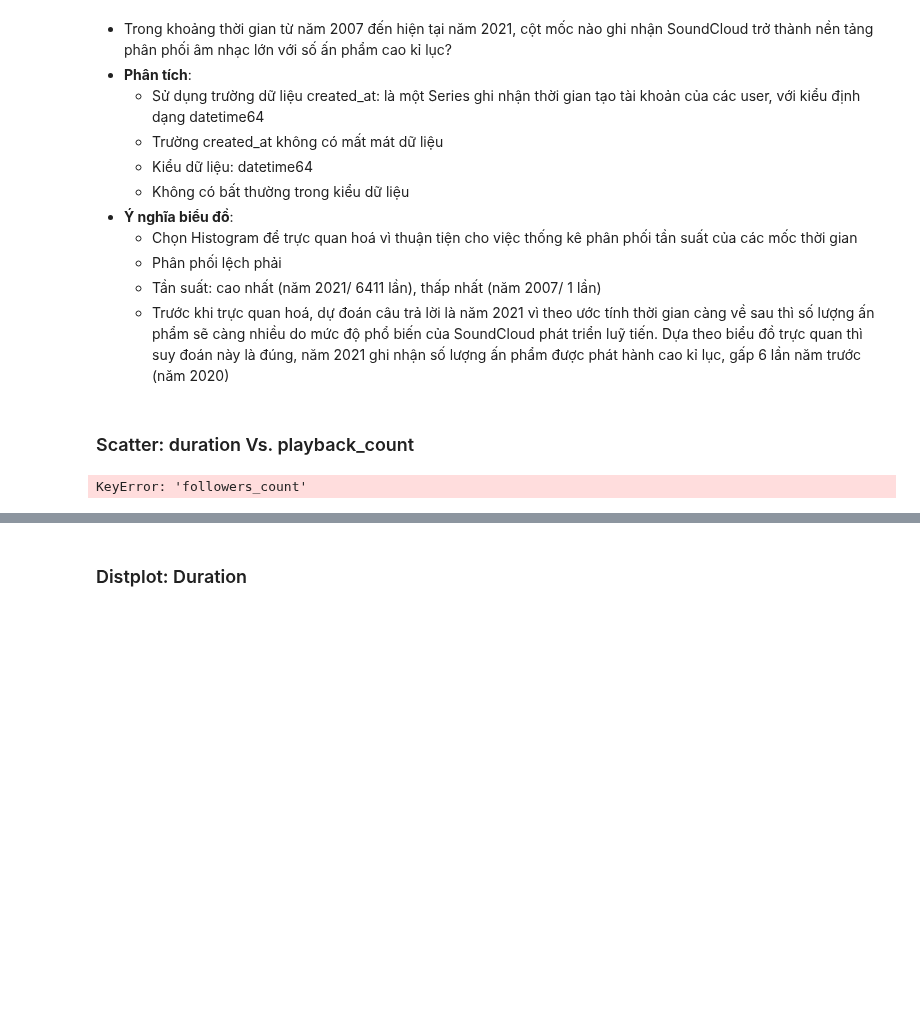
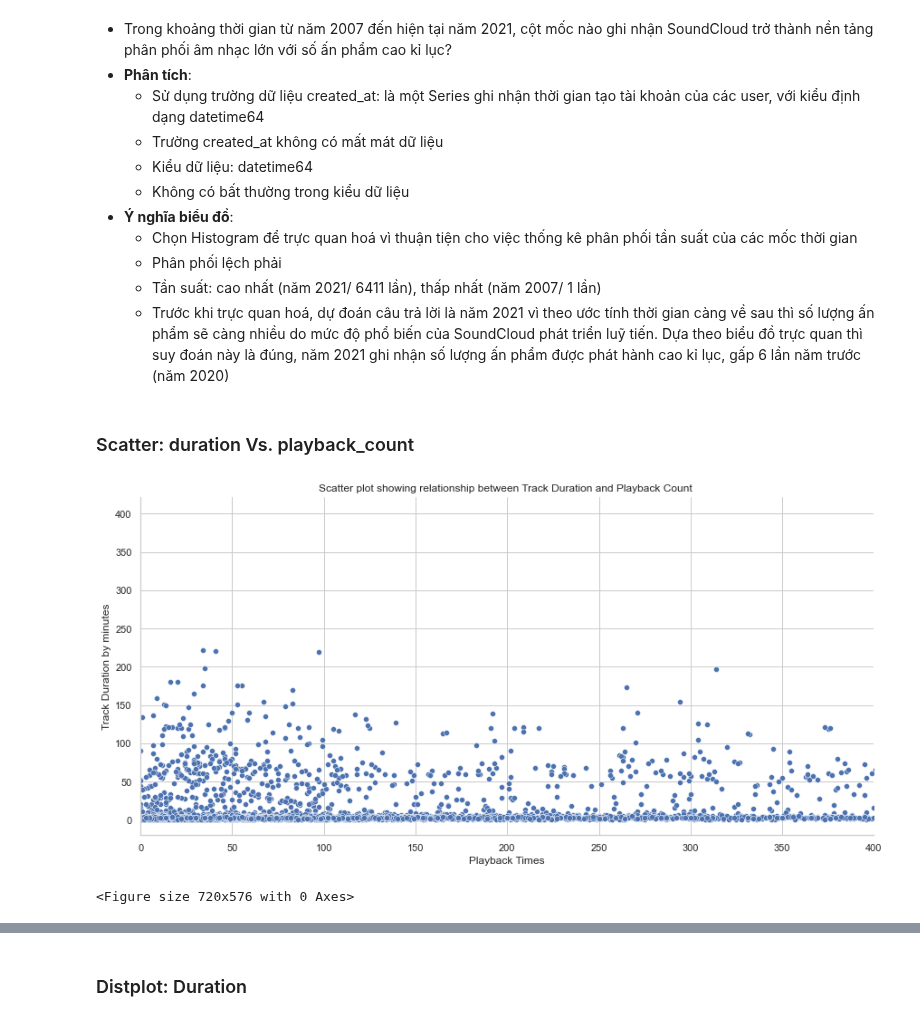
Before and after one commit to machung2001/SoundCloud, a Jupyter notebook: src/tracks_plotCharts.ipynb, the cells around one changed output, grey strips where cells are left out. Cells and saved outputs as stored; diff of their text form; code cells hidden in the pictures; blank space fills up the shorter version.

```diff
--- a/src/tracks_plotCharts.ipynb
+++ b/src/tracks_plotCharts.ipynb
@@ -65,23 +65,19 @@ plt.clf()
 # %% [markdown]
 ### Scatter: duration Vs. playback_count
 # %%
-# # fig = plt.figure()
-# sns.set(style='whitegrid')
-# ax = sns.relplot(x=df['duration'] / 1000/ 60, y=df['playback_count'], kind='scatter',
-#             height=6, aspect=2)
-# ax.set(xlim=(0, 400)) # adjust this line or comment this line
-x = df['du']
-y = df['followings_count']
-plt.plot(x, y, 'o')
-m, b = np.polyfit(x, y, 1)
-plt.plot(x, m*x + b)
-plt.ticklabel_format(style='plain', axis='x')
-plt.xlabel('Track Duration by minutes')
-plt.ylabel('Playback Times')
+# fig = plt.figure()
+sns.set(style='whitegrid')
+ax = sns.relplot(x=df['playback_count'], y=df['duration'] / 1000/ 60, kind='scatter',
+            height=6, aspect=2)
+ax.set(xlim=(0, 400)) # adjust this line or comment this line
+
+plt.xlabel('Playback Times')
+plt.ylabel('Track Duration by minutes')
 plt.title('Scatter plot showing relationship between Track Duration and Playback Count ')
 plt.ticklabel_format(style='plain', axis='y')
 # fig.subplots_adjust(right=2.000,bottom=-1.000)
 plt.show()
 plt.clf()
 # %% [output]
+[figure, added]
-KeyError: 'followers_count'
+<Figure size 720x576 with 0 Axes>
```
Also changed, not shown: parts of 1 cell of this notebook.
